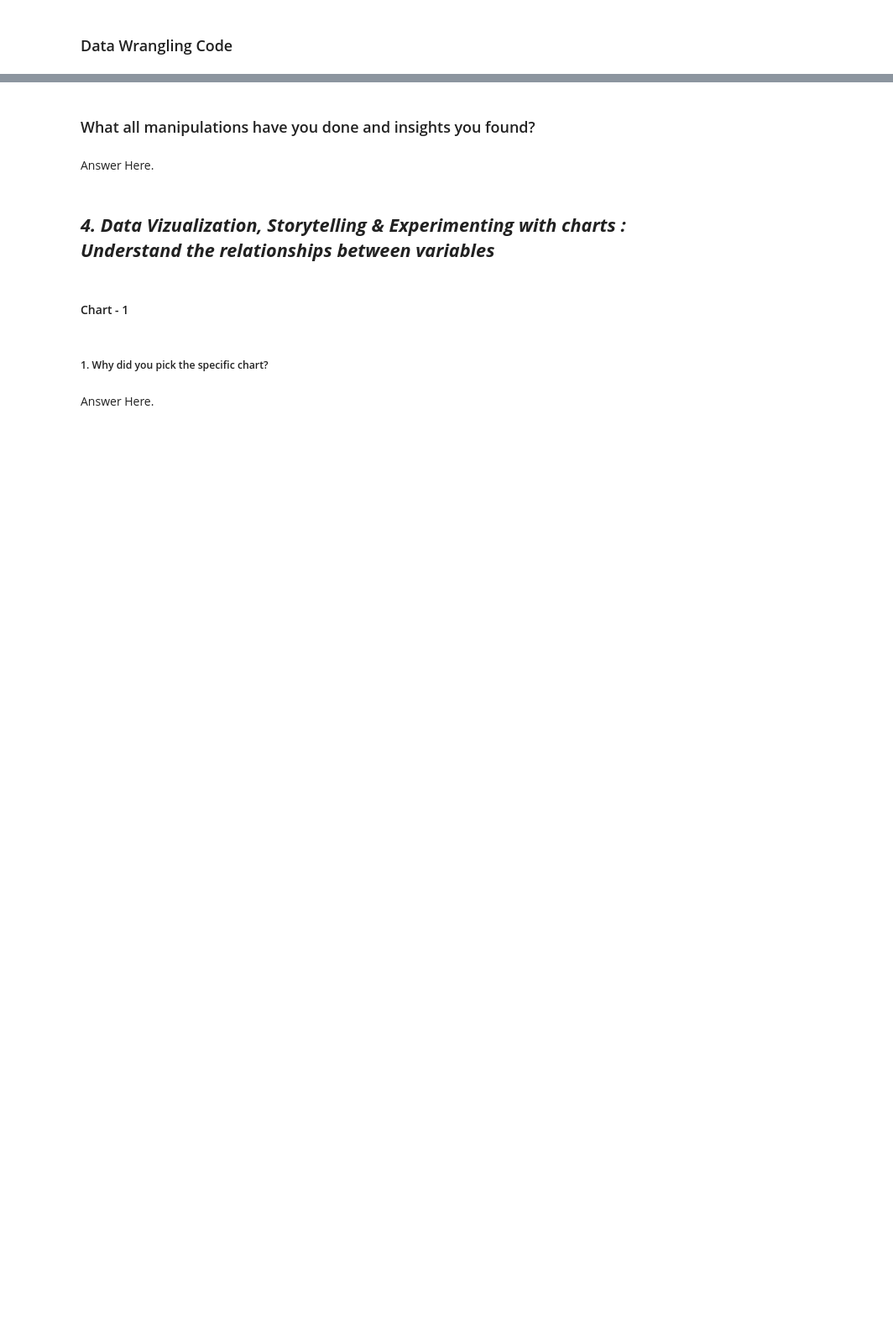
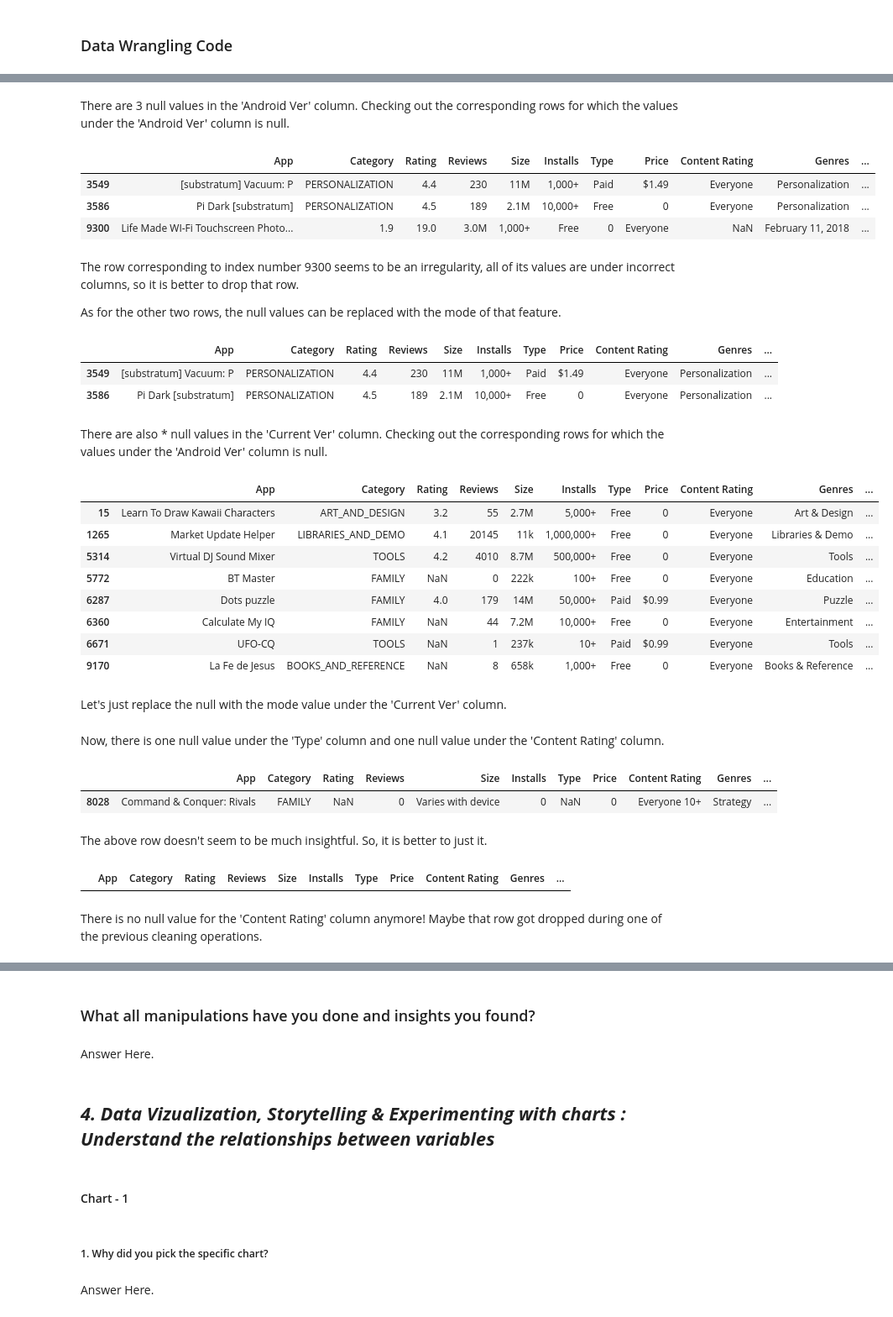
Before and after one commit to dipankarsahu1000/Play-Store-App-Review-Analysis, a Jupyter notebook: Play_Store_App_Review_Analysis.ipynb, the cells around one changed output, grey strips where cells are left out. Shown: that part at 84% size. Saved outputs shown, nothing was run; the diff lists cells and outputs as text; code cells hidden in the pictures; blank space fills up the shorter version.

```diff
--- a/Play_Store_App_Review_Analysis.ipynb
+++ b/Play_Store_App_Review_Analysis.ipynb
@@ -455,0 +498,13 @@ The unique values for each the column in the User Reviews dataset:
+# %% [markdown]
+There are 3 null values in the 'Android Ver' column. Checking out the corresponding rows for which the values under the 'Android Ver' column is null.
+# %%
+ps_df[ps_df["Android Ver"].isnull()]
+# %% [output]
+|  | App | Category | Rating | Reviews | Size | Installs | Type | Price | Content Rating | Genres | ... |
+| 3549 | [substratum] Vacuum: P | PERSONALIZATION | 4.4 | 230 | 11M | 1,000+ | Paid | $1.49 | Everyone | Personalization | ... |
+| 3586 | Pi Dark [substratum] | PERSONALIZATION | 4.5 | 189 | 2.1M | 10,000+ | Free | 0 | Everyone | Personalization | ... |
+| 9300 | Life Made WI-Fi Touchscreen Photo... | 1.9 | 19.0 | 3.0M | 1,000+ | Free | 0 | Everyone | NaN | February 11, 2018 | ... |
+# %% [markdown]
+The row corresponding to index number 9300 seems to be an irregularity, all of its values are under incorrect columns, so it is better to drop that row.
+
+As for the other two rows, the null values can be replaced with the mode of that feature.
@@ -455,0 +518,23 @@ The unique values for each the column in the User Reviews dataset:
+# %%
+# Checking for the remaining rows.
+ps_df[(ps_df["App"] == "[substratum] Vacuum: P") | (ps_df["App"] == "Pi Dark [substratum]")]
+# %% [output]
+|  | App | Category | Rating | Reviews | Size | Installs | Type | Price | Content Rating | Genres | ... |
+| 3549 | [substratum] Vacuum: P | PERSONALIZATION | 4.4 | 230 | 11M | 1,000+ | Paid | $1.49 | Everyone | Personalization | ... |
+| 3586 | Pi Dark [substratum] | PERSONALIZATION | 4.5 | 189 | 2.1M | 10,000+ | Free | 0 | Everyone | Personalization | ... |
+# %% [markdown]
+There are also * null values in the 'Current Ver' column. Checking out the corresponding rows for which the values under the 'Android Ver' column is null.
+# %%
+ps_df[ps_df["Current Ver"].isnull()]
+# %% [output]
+|  | App | Category | Rating | Reviews | Size | Installs | Type | Price | Content Rating | Genres | ... |
+| 15 | Learn To Draw Kawaii Characters | ART_AND_DESIGN | 3.2 | 55 | 2.7M | 5,000+ | Free | 0 | Everyone | Art & Design | ... |
+| 1265 | Market Update Helper | LIBRARIES_AND_DEMO | 4.1 | 20145 | 11k | 1,000,000+ | Free | 0 | Everyone | Libraries & Demo | ... |
+| 5314 | Virtual DJ Sound Mixer | TOOLS | 4.2 | 4010 | 8.7M | 500,000+ | Free | 0 | Everyone | Tools | ... |
+| 5772 | BT Master | FAMILY | NaN | 0 | 222k | 100+ | Free | 0 | Everyone | Education | ... |
+| 6287 | Dots puzzle | FAMILY | 4.0 | 179 | 14M | 50,000+ | Paid | $0.99 | Everyone | Puzzle | ... |
+| 6360 | Calculate My IQ | FAMILY | NaN | 44 | 7.2M | 10,000+ | Free | 0 | Everyone | Entertainment | ... |
+| 6671 | UFO-CQ | TOOLS | NaN | 1 | 237k | 10+ | Paid | $0.99 | Everyone | Tools | ... |
+| 9170 | La Fe de Jesus | BOOKS_AND_REFERENCE | NaN | 8 | 658k | 1,000+ | Free | 0 | Everyone | Books & Reference | ... |
+# %% [markdown]
+Let's just replace the null with the mode value under the 'Current Ver' column.
@@ -455,0 +545,10 @@ The unique values for each the column in the User Reviews dataset:
+# %% [markdown]
+Now, there is one null value under the 'Type' column and one null value under the 'Content Rating' column.
+# %%
+# Checking the row with the null value under the "Type" column.
+ps_df[ps_df["Type"].isnull()]
+# %% [output]
+|  | App | Category | Rating | Reviews | Size | Installs | Type | Price | Content Rating | Genres | ... |
+| 8028 | Command & Conquer: Rivals | FAMILY | NaN | 0 | Varies with device | 0 | NaN | 0 | Everyone 10+ | Strategy | ... |
+# %% [markdown]
+The above row doesn't seem to be much insightful. So, it is better to just it.
@@ -455,0 +558,7 @@ The unique values for each the column in the User Reviews dataset:
+# %%
+# Checking the row with the null value under the "Content Rating" column.
+ps_df[ps_df["Content Rating"].isnull()]
+# %% [output]
+|  | App | Category | Rating | Reviews | Size | Installs | Type | Price | Content Rating | Genres | ... |
+# %% [markdown]
+There is no null value for the 'Content Rating' column anymore! Maybe that row got dropped during one of the previous cleaning operations.
```
Also changed, not shown: parts of 38 cells of this notebook.
